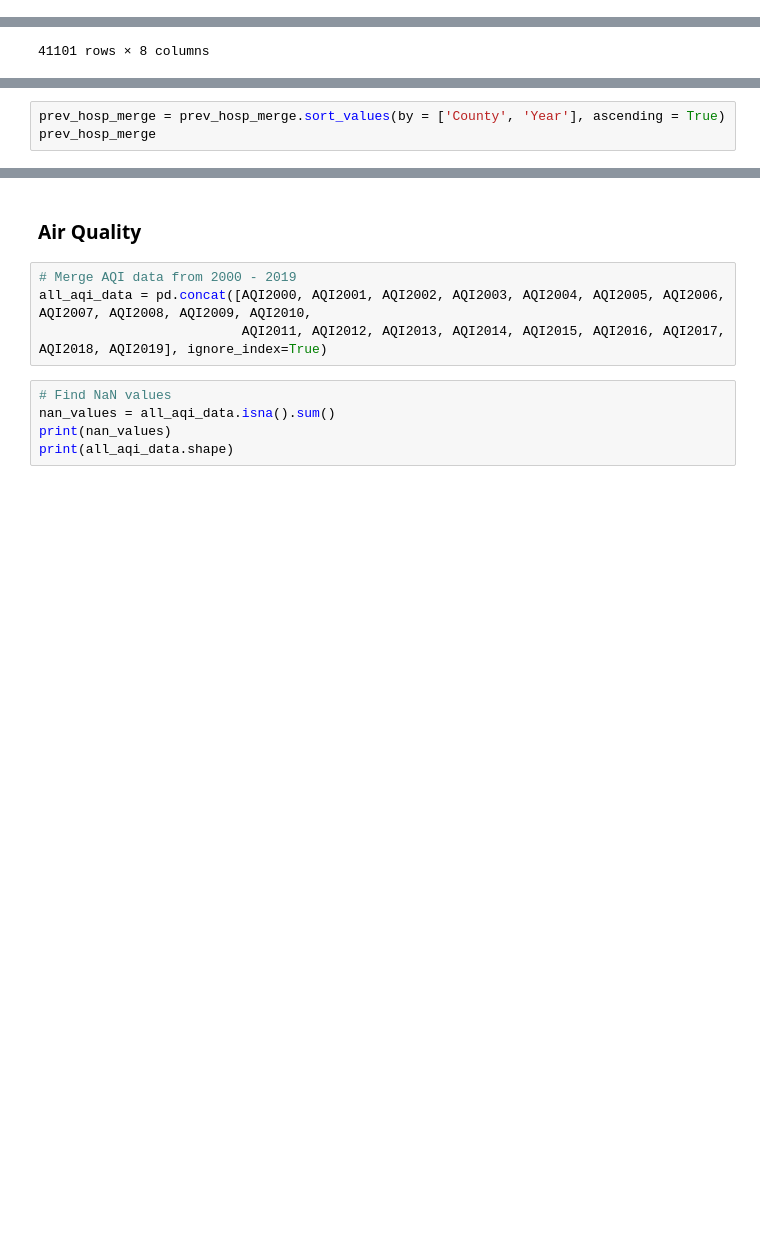
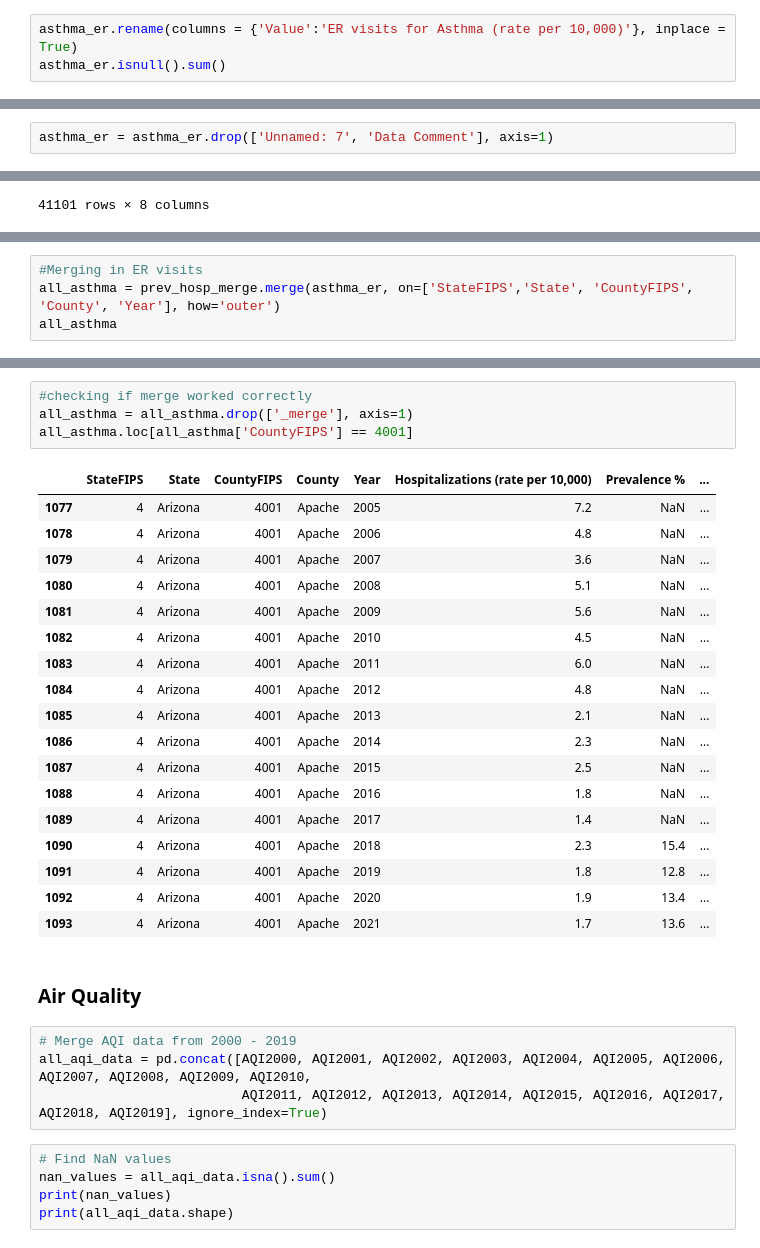
Before and after one commit to Airee66/DAT490, a Jupyter notebook: EDA.ipynb, the cells around one changed output, grey strips where cells are left out. Cells and saved outputs as stored; diff of their text form; blank space fills up the shorter version.

Commit message:
Merged all asthma data

```diff
--- a/EDA.ipynb
+++ b/EDA.ipynb
@@ -175,3 +175,6 @@ print(asthma_er.head())
 2          4  Arizona        4001  Apache  2007  21.1          NaN         NaN
 3          4  Arizona        4001  Apache  2008  20.2          NaN         NaN
 4          4  Arizona        4001  Apache  2009  44.0          NaN         NaN
+# %%
+asthma_er.rename(columns = {'Value':'ER visits for Asthma (rate per 10,000)'}, inplace = True)
+asthma_er.isnull().sum()
@@ -178,3 +191,5 @@ print(asthma_er.head())
+# %%
+asthma_er = asthma_er.drop(['Unnamed: 7', 'Data Comment'], axis=1)
 # %% [markdown]
 ### Merging Asthma Data
 # %%
@@ -220,3 +211,0 @@ prev_hosp_merge.loc[prev_hosp_merge['CountyFIPS'] == 4001]
-# %%
-prev_hosp_merge = prev_hosp_merge.sort_values(by = ['County', 'Year'], ascending = True)
-prev_hosp_merge
@@ -236,0 +212,4 @@ prev_hosp_merge
+# %%
+#Merging in ER visits
+all_asthma = prev_hosp_merge.merge(asthma_er, on=['StateFIPS','State', 'CountyFIPS', 'County', 'Year'], how='outer')
+all_asthma
@@ -237,3 +230,26 @@ prev_hosp_merge
+# %%
+#checking if merge worked correctly
+all_asthma = all_asthma.drop(['_merge'], axis=1)
+all_asthma.loc[all_asthma['CountyFIPS'] == 4001]
+# %% [output]
+|  | StateFIPS | State | CountyFIPS | County | Year | Hospitalizations (rate per 10,000) | Prevalence % | ... |
+| 1077 | 4 | Arizona | 4001 | Apache | 2005 | 7.2 | NaN | ... |
+| 1078 | 4 | Arizona | 4001 | Apache | 2006 | 4.8 | NaN | ... |
+| 1079 | 4 | Arizona | 4001 | Apache | 2007 | 3.6 | NaN | ... |
+| 1080 | 4 | Arizona | 4001 | Apache | 2008 | 5.1 | NaN | ... |
+| 1081 | 4 | Arizona | 4001 | Apache | 2009 | 5.6 | NaN | ... |
+| 1082 | 4 | Arizona | 4001 | Apache | 2010 | 4.5 | NaN | ... |
+| 1083 | 4 | Arizona | 4001 | Apache | 2011 | 6.0 | NaN | ... |
+| 1084 | 4 | Arizona | 4001 | Apache | 2012 | 4.8 | NaN | ... |
+| 1085 | 4 | Arizona | 4001 | Apache | 2013 | 2.1 | NaN | ... |
+| 1086 | 4 | Arizona | 4001 | Apache | 2014 | 2.3 | NaN | ... |
+| 1087 | 4 | Arizona | 4001 | Apache | 2015 | 2.5 | NaN | ... |
+| 1088 | 4 | Arizona | 4001 | Apache | 2016 | 1.8 | NaN | ... |
+| 1089 | 4 | Arizona | 4001 | Apache | 2017 | 1.4 | NaN | ... |
+| 1090 | 4 | Arizona | 4001 | Apache | 2018 | 2.3 | 15.4 | ... |
+| 1091 | 4 | Arizona | 4001 | Apache | 2019 | 1.8 | 12.8 | ... |
+| 1092 | 4 | Arizona | 4001 | Apache | 2020 | 1.9 | 13.4 | ... |
+| 1093 | 4 | Arizona | 4001 | Apache | 2021 | 1.7 | 13.6 | ... |
 # %% [markdown]
 ### Air Quality
 # %%
```
Also changed, not shown: parts of 5 cells of this notebook.
